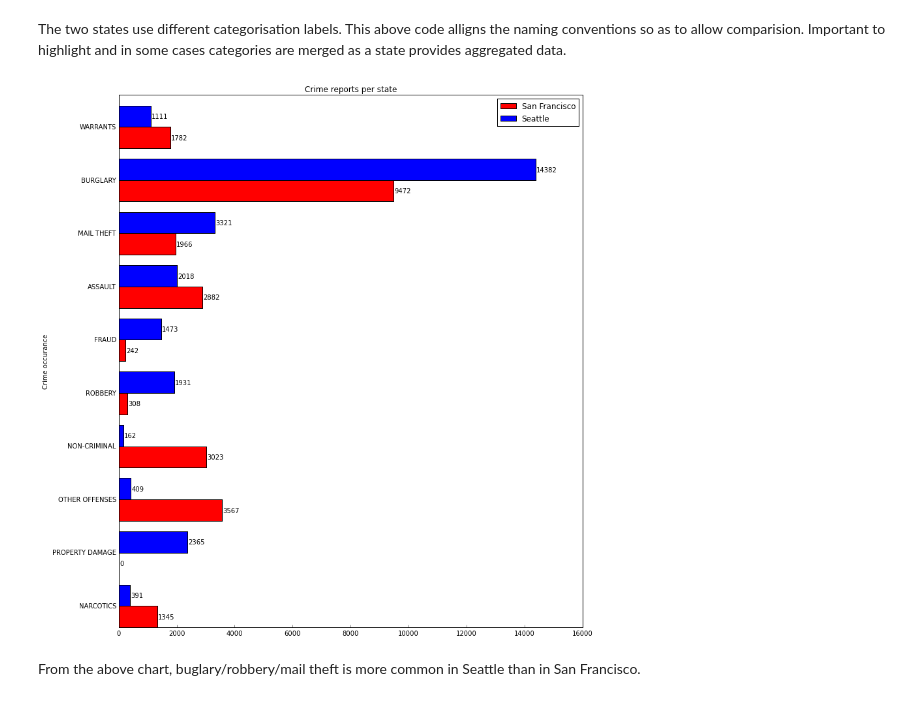
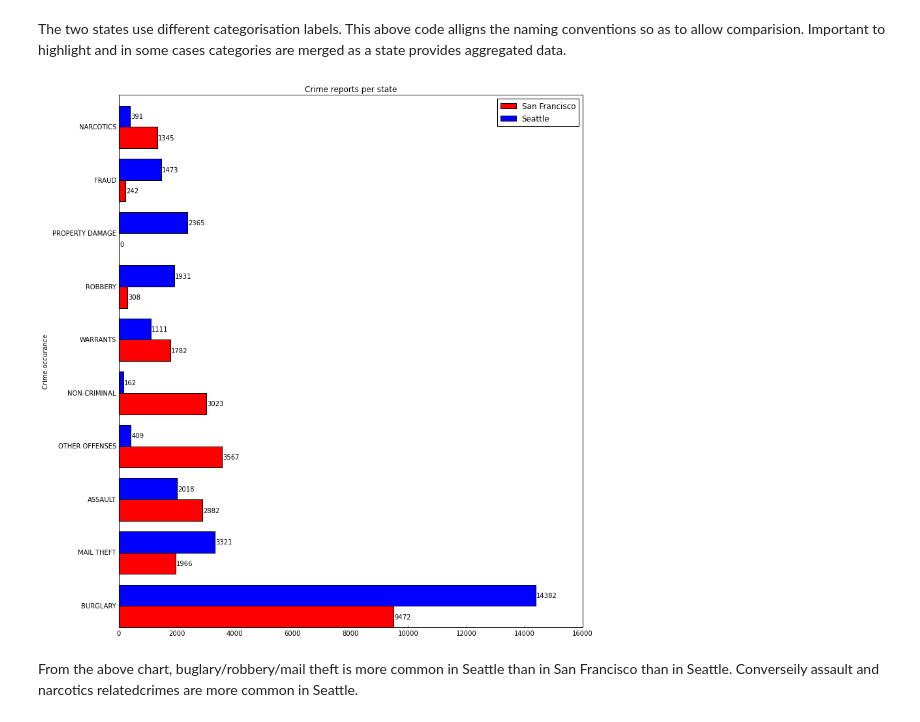
Before and after one commit to kpenza/assignment6, a Jupyter notebook: workbook.ipynb, the cells around one changed output. Drawn from its saved outputs; the diff is of its cells as text; code cells hidden in the pictures.

Commit message:
More graph fixes

```diff
--- a/workbook.ipynb
+++ b/workbook.ipynb
@@ -623,13 +628,16 @@ def precomparedata(reportlist_seattle, reportlist_sanfrancisco):
         del off_sf[0]
         del off_se[0]
 
-    indexes = list(range(len(offenses)))
-    shuffle(indexes)
-    offenses_s, off_sf_s, off_se_s = [], [], []
-    for i in indexes:
-        offenses_s.append(offenses[i])
-        off_sf_s.append(off_sf[i])
-        off_se_s.append(off_se[i])
+#    indexes = list(range(len(offenses)))
+#    shuffle(indexes)
+#    offenses_s, off_sf_s, off_se_s = [], [], []
+#    for i in indexes:
+#        offenses_s.append(offenses[i])
+#        off_sf_s.append(off_sf[i])
+#        off_se_s.append(off_se[i])
+    # sort
+    offenses_s,off_sf_s,off_se_s,off_total = (list(t) for t in zip(*sorted(zip(offenses,off_sf,off_se,off_total ),key=itemgetter(3), reverse=True)))
+
     return offenses_s, off_sf_s, off_se_s
 
 def chart4(reportlist_seattle, reportlist_sanfrancisco):
@@ -650,36 +658,36 @@ def chart4(reportlist_seattle, reportlist_sanfrancisco):
     p1 = ax.barh(ind, off_sf, width, color='r')
     p2 = ax.barh(ind + width, off_se, width, color='b')
 #    p1 = ax.bar(ind, off_sf, width, color='r')
 #    p2 = ax.bar(ind + width, off_se, width, color='b')
 
     ax.set_ylabel('Crime occurance')
     ax.set_title('Crime reports per state')
     ax.set_yticks(ind + (width ))
     ax.set_yticklabels(offenses)
  #   ax.set_xticks(ind + (width ))
 #   ax.set_xticklabels(offenses)
     ax.xaxis.set_ticks_position('bottom')
     ax.yaxis.set_ticks_position('left')
     ax.legend((p1[0], p2[0] ), ("San Francisco", "Seattle"))
     autolabelh(p1, ax)
     autolabelh(p2, ax)
 #    autolabel(p1, ax)
 #    autolabel(p2, ax)
 #    plt.xticks(range(N), offenses, rotation=90)
 #    plt.axis([min(x_arr), max(x_arr), max(y_arr), 0])
 #    plt.axis([0,N , 0, 15000])
     # plt.axis([0,15200 , N, 0])
     #ax.grid(True)
 
     plt.tight_layout()
     plt.show()
 
 
 chart4(reportlist_seattle, reportlist_sanfrancisco)
 # %% [output]
-[figure, old version]
+[figure, new version]
 # %% [markdown]
-From the above chart, buglary/robbery/mail theft  is more common in Seattle than in San Francisco.
+From the above chart, buglary/robbery/mail theft  is more common in Seattle than in San Francisco than in Seattle. Converseily assault and narcotics relatedcrimes are more common in Seattle.
 # %%
 def chart4x(reportlist_seattle, reportlist_sanfrancisco):
     allignnaming(reportlist_sanfrancisco)
```
Also changed, not shown: parts of 13 cells of this notebook.
